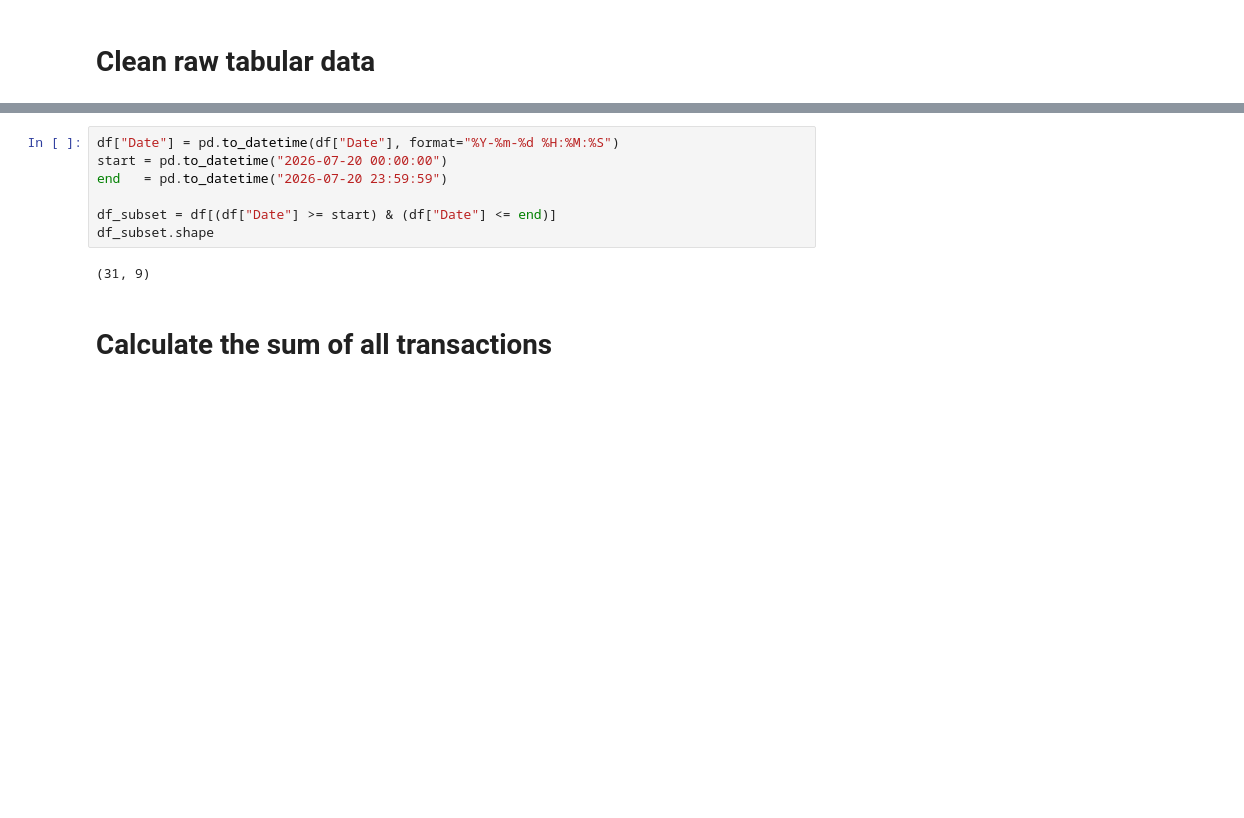
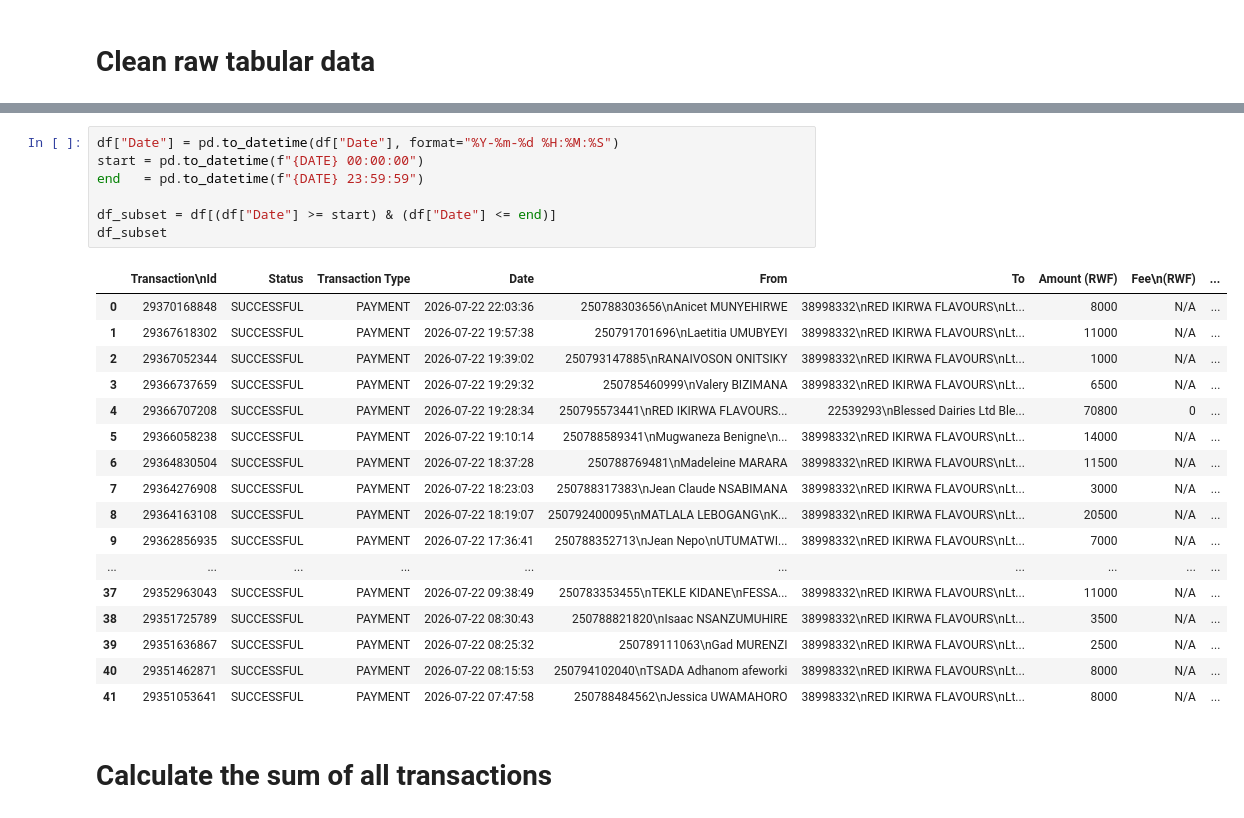
Before and after one commit to TheRealToky/adminator, a Jupyter notebook: scripts/fetch_table.ipynb, the cells around one changed output, grey strips where cells are left out. Cells and saved outputs as stored; diff of their text form; blank space fills up the shorter version.

```diff
--- a/scripts/fetch_table.ipynb
+++ b/scripts/fetch_table.ipynb
@@ -52,12 +61,28 @@ df.shape
 # %%
 df["Date"] = pd.to_datetime(df["Date"], format="%Y-%m-%d %H:%M:%S")
-start = pd.to_datetime("2026-07-20 00:00:00")
-end   = pd.to_datetime("2026-07-20 23:59:59")
+start = pd.to_datetime(f"{DATE} 00:00:00")
+end   = pd.to_datetime(f"{DATE} 23:59:59")
 
 df_subset = df[(df["Date"] >= start) & (df["Date"] <= end)]
-df_subset.shape
+df_subset
 # %% [output]
-(31, 9)
+|  | Transaction\nId | Status | Transaction Type | Date | From | To | Amount (RWF) | Fee\n(RWF) | ... |
+| 0 | 29370168848 | SUCCESSFUL | PAYMENT | 2026-07-22 22:03:36 | 250788303656\nAnicet MUNYEHIRWE | 38998332\nRED IKIRWA FLAVOURS\nLt... | 8000 | N/A | ... |
+| 1 | 29367618302 | SUCCESSFUL | PAYMENT | 2026-07-22 19:57:38 | 250791701696\nLaetitia UMUBYEYI | 38998332\nRED IKIRWA FLAVOURS\nLt... | 11000 | N/A | ... |
+| 2 | 29367052344 | SUCCESSFUL | PAYMENT | 2026-07-22 19:39:02 | 250793147885\nRANAIVOSON ONITSIKY | 38998332\nRED IKIRWA FLAVOURS\nLt... | 1000 | N/A | ... |
+| 3 | 29366737659 | SUCCESSFUL | PAYMENT | 2026-07-22 19:29:32 | 250785460999\nValery BIZIMANA | 38998332\nRED IKIRWA FLAVOURS\nLt... | 6500 | N/A | ... |
+| 4 | 29366707208 | SUCCESSFUL | PAYMENT | 2026-07-22 19:28:34 | 250795573441\nRED IKIRWA FLAVOURS... | 22539293\nBlessed Dairies Ltd Ble... | 70800 | 0 | ... |
+| 5 | 29366058238 | SUCCESSFUL | PAYMENT | 2026-07-22 19:10:14 | 250788589341\nMugwaneza Benigne\n... | 38998332\nRED IKIRWA FLAVOURS\nLt... | 14000 | N/A | ... |
+| 6 | 29364830504 | SUCCESSFUL | PAYMENT | 2026-07-22 18:37:28 | 250788769481\nMadeleine MARARA | 38998332\nRED IKIRWA FLAVOURS\nLt... | 11500 | N/A | ... |
+| 7 | 29364276908 | SUCCESSFUL | PAYMENT | 2026-07-22 18:23:03 | 250788317383\nJean Claude NSABIMANA | 38998332\nRED IKIRWA FLAVOURS\nLt... | 3000 | N/A | ... |
+| 8 | 29364163108 | SUCCESSFUL | PAYMENT | 2026-07-22 18:19:07 | 250792400095\nMATLALA LEBOGANG\nK... | 38998332\nRED IKIRWA FLAVOURS\nLt... | 20500 | N/A | ... |
+| 9 | 29362856935 | SUCCESSFUL | PAYMENT | 2026-07-22 17:36:41 | 250788352713\nJean Nepo\nUTUMATWI... | 38998332\nRED IKIRWA FLAVOURS\nLt... | 7000 | N/A | ... |
+| ... | ... | ... | ... | ... | ... | ... | ... | ... | ... |
+| 37 | 29352963043 | SUCCESSFUL | PAYMENT | 2026-07-22 09:38:49 | 250783353455\nTEKLE KIDANE\nFESSA... | 38998332\nRED IKIRWA FLAVOURS\nLt... | 11000 | N/A | ... |
+| 38 | 29351725789 | SUCCESSFUL | PAYMENT | 2026-07-22 08:30:43 | 250788821820\nIsaac NSANZUMUHIRE | 38998332\nRED IKIRWA FLAVOURS\nLt... | 3500 | N/A | ... |
+| 39 | 29351636867 | SUCCESSFUL | PAYMENT | 2026-07-22 08:25:32 | 250789111063\nGad MURENZI | 38998332\nRED IKIRWA FLAVOURS\nLt... | 2500 | N/A | ... |
+| 40 | 29351462871 | SUCCESSFUL | PAYMENT | 2026-07-22 08:15:53 | 250794102040\nTSADA Adhanom afeworki | 38998332\nRED IKIRWA FLAVOURS\nLt... | 8000 | N/A | ... |
+| 41 | 29351053641 | SUCCESSFUL | PAYMENT | 2026-07-22 07:47:58 | 250788484562\nJessica UWAMAHORO | 38998332\nRED IKIRWA FLAVOURS\nLt... | 8000 | N/A | ... |
 # %% [markdown]
 # Calculate the sum of all transactions
 # %%
```
Also changed, not shown: parts of 10 cells of this notebook, 6 other files.
